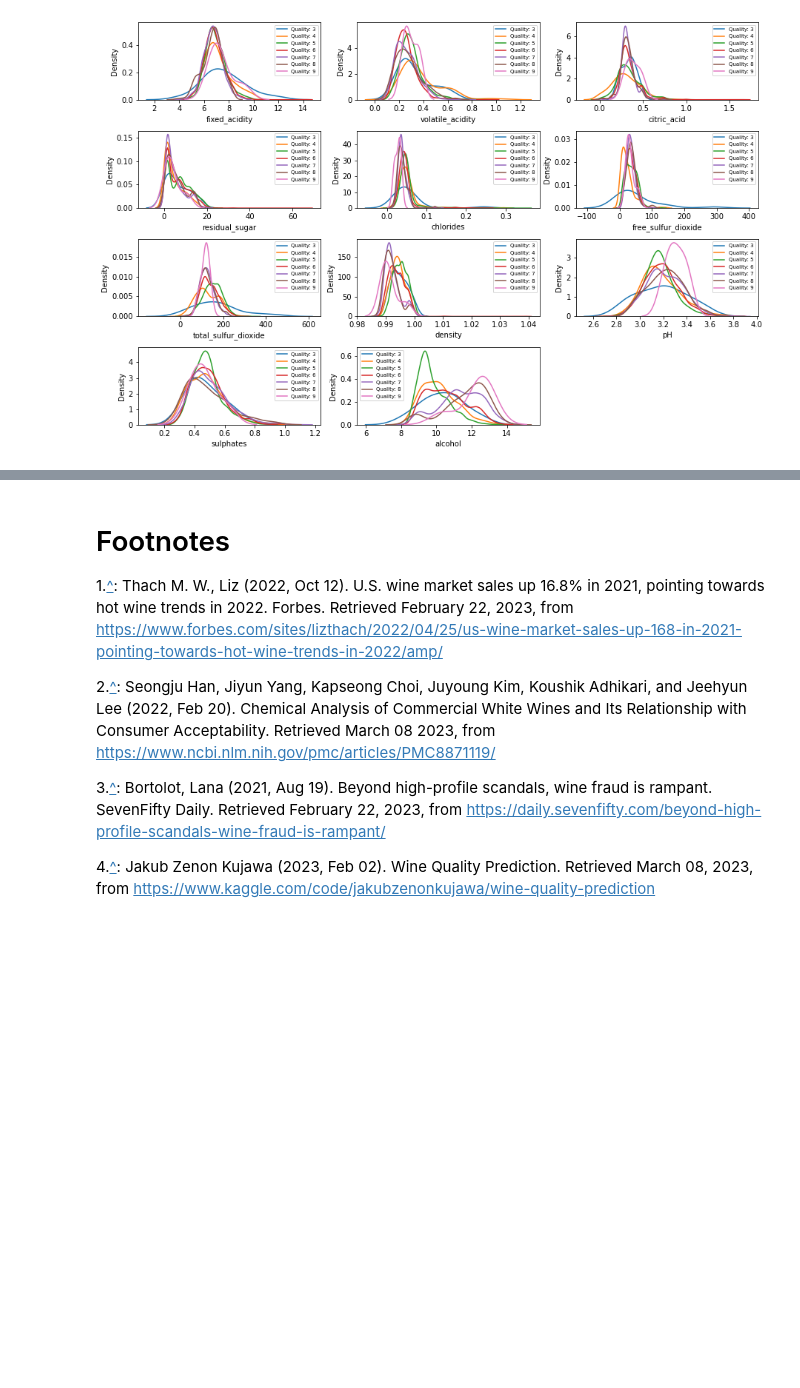
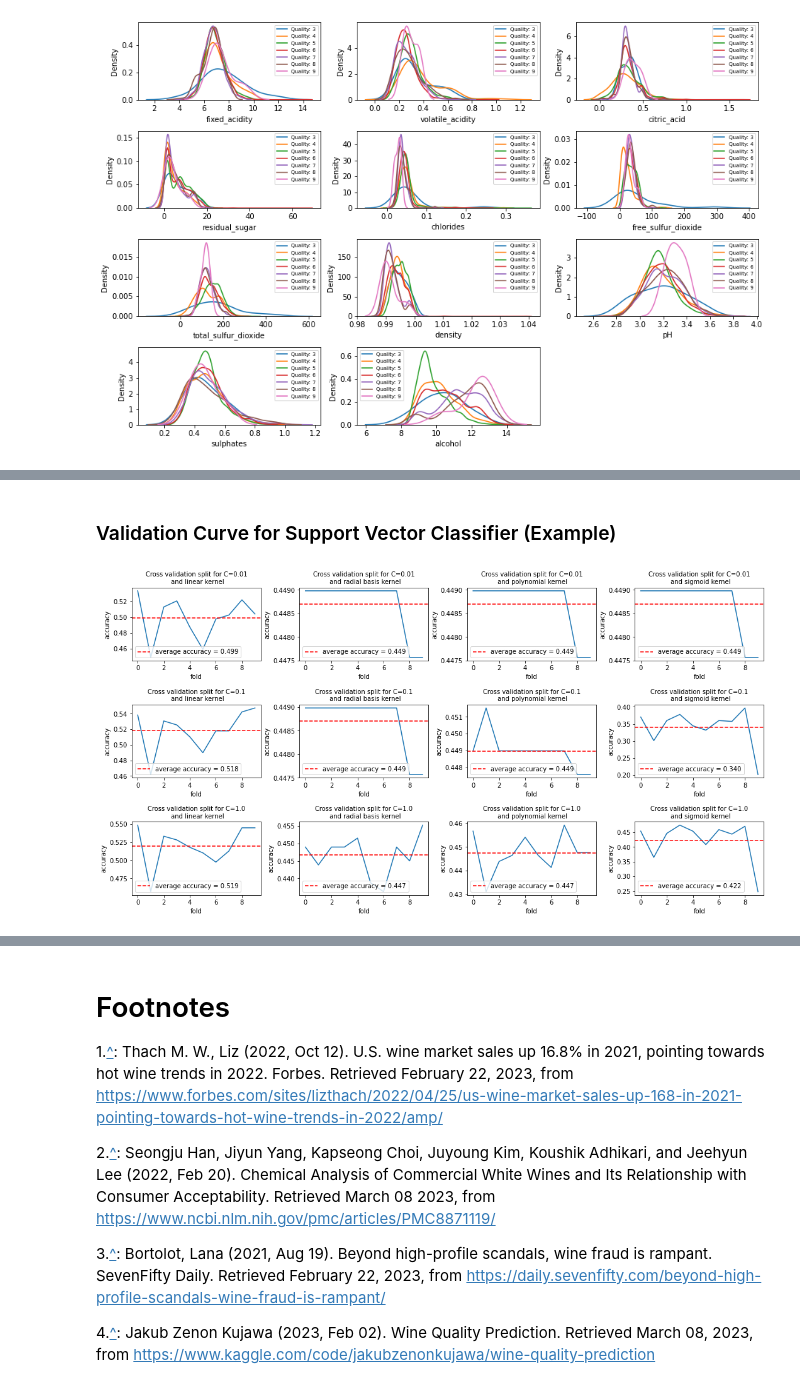
Before and after one commit to COGS118A/Group009-Wi23, a Jupyter notebook: FinalProjectGroup009-Wi23.ipynb, the cells around one changed output, grey strips where cells are left out. Drawn from its saved outputs; the diff is of its cells as text; code cells hidden in the pictures; blank space fills up the shorter version.

```diff
--- a/FinalProjectGroup009-Wi23.ipynb
+++ b/FinalProjectGroup009-Wi23.ipynb
@@ -457,0 +470,24 @@ In conclusion, we are able to predict whether the wine is good or not to some de
+# %% [markdown]
+### Validation Curve for Support Vector Classifier (Example)
+# %%
+acc_list = np.zeros((10, 12))
+for i in range(10):
+    acc_list[i] = clf_svc.cv_results_[f'split{i}_test_accuracy']
+
+fig, ax_vc = plt.subplots(3, 4, figsize=(18, 9))
+fig.subplots_adjust(wspace=0.3, hspace=0.6)
+C = [0.01, 0.1, 1.0]
+ker = ['linear', 'radial basis', 'polynomial', 'sigmoid']
+
+for i in range(3):
+    for j in range(4):
+        ax_vc[i][j].plot(np.arange(10), acc_list[:, i*4+j])
+        _mean_ = np.mean(acc_list[:, i*4+j])
+        ax_vc[i][j].axhline(_mean_, color='red', ls='--', label=f'average accuracy = {_mean_:.3f}')
+        ax_vc[i][j].set_title(f'Cross validation split for C={C[i]}\n and {ker[j]} kernel', fontsize=10)
+        ax_vc[i][j].set_xlabel('fold')
+        ax_vc[i][j].set_ylabel('accuracy')
+        ax_vc[i][j].legend(loc='lower left')
+plt.show()
+# %% [output]
+[figure, added]
```
Also changed, not shown: parts of 72 cells of this notebook, 1 other file.
